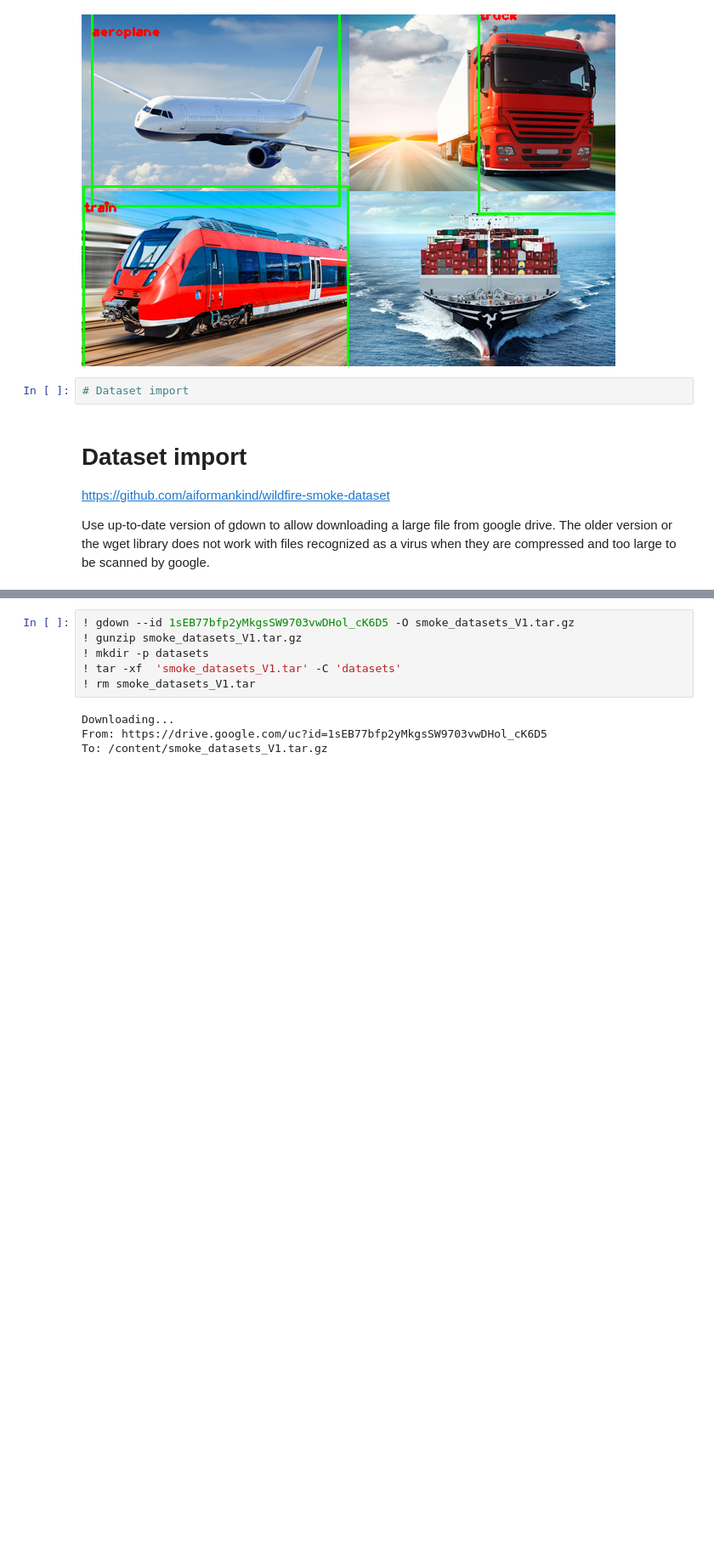
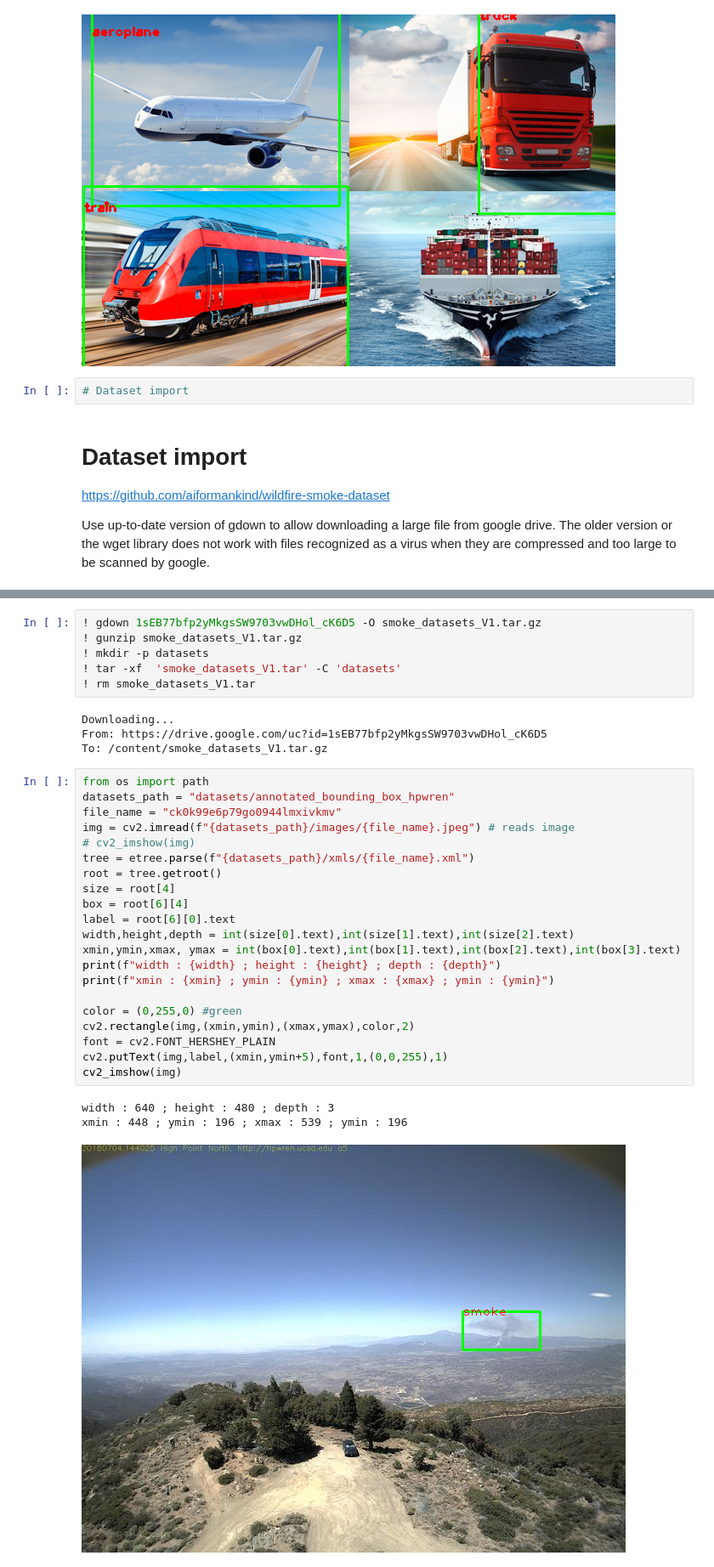
Before and after one commit to MorganPeju/inf8225_project, a Jupyter notebook: Projet_INF8225.ipynb, the cells around one changed output, grey strips where cells are left out. Shown at 85% size. Saved outputs shown, nothing was run; the diff lists cells and outputs as text; blank space fills up the shorter version.

```diff
--- a/Projet_INF8225.ipynb
+++ b/Projet_INF8225.ipynb
@@ -154,5 +137,5 @@ Successfully installed gdown-4.4.0
 # %%
-! gdown --id 1sEB77bfp2yMkgsSW9703vwDHol_cK6D5 -O smoke_datasets_V1.tar.gz
+! gdown 1sEB77bfp2yMkgsSW9703vwDHol_cK6D5 -O smoke_datasets_V1.tar.gz
 ! gunzip smoke_datasets_V1.tar.gz
 ! mkdir -p datasets
 ! tar -xf  'smoke_datasets_V1.tar' -C 'datasets'
@@ -161,3 +144,28 @@ Successfully installed gdown-4.4.0
 Downloading...
 From: https://drive.google.com/uc?id=1sEB77bfp2yMkgsSW9703vwDHol_cK6D5
 To: /content/smoke_datasets_V1.tar.gz
+# %%
+from os import path
+datasets_path = "datasets/annotated_bounding_box_hpwren"
+file_name = "ck0k99e6p79go0944lmxivkmv"
+img = cv2.imread(f"{datasets_path}/images/{file_name}.jpeg") # reads image
+# cv2_imshow(img)
+tree = etree.parse(f"{datasets_path}/xmls/{file_name}.xml")
+root = tree.getroot()
+size = root[4]
+box = root[6][4]
+label = root[6][0].text
+width,height,depth = int(size[0].text),int(size[1].text),int(size[2].text)
+xmin,ymin,xmax, ymax = int(box[0].text),int(box[1].text),int(box[2].text),int(box[3].text)
+print(f"width : {width} ; height : {height} ; depth : {depth}")
+print(f"xmin : {xmin} ; ymin : {ymin} ; xmax : {xmax} ; ymin : {ymin}")
+
+color = (0,255,0) #green
+cv2.rectangle(img,(xmin,ymin),(xmax,ymax),color,2)
+font = cv2.FONT_HERSHEY_PLAIN
+cv2.putText(img,label,(xmin,ymin+5),font,1,(0,0,255),1)
+cv2_imshow(img)
+# %% [output]
+width : 640 ; height : 480 ; depth : 3
+xmin : 448 ; ymin : 196 ; xmax : 539 ; ymin : 196
+[figure, added]
```
Also changed, not shown: parts of 3 cells of this notebook.
